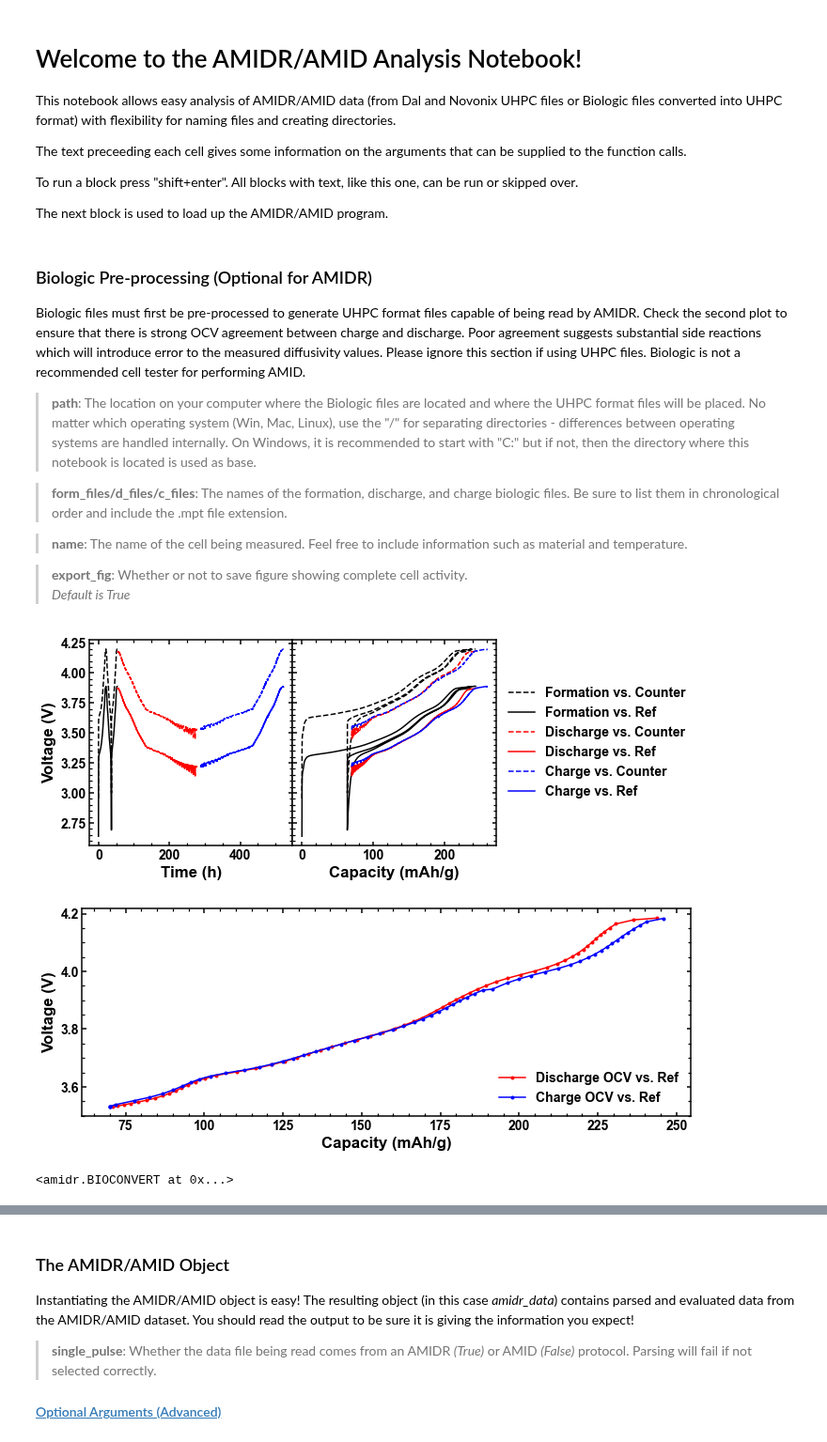
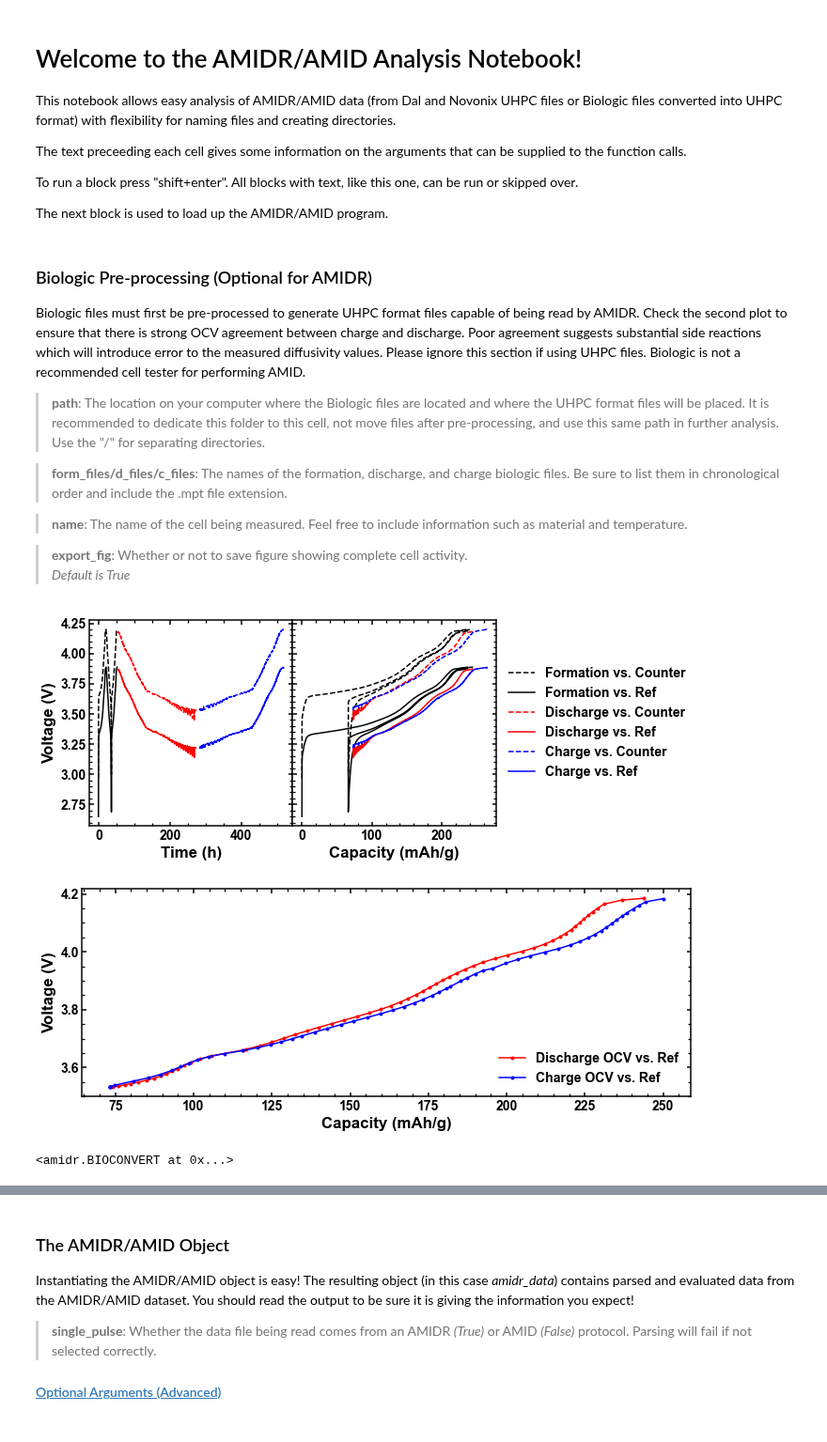
Before and after one commit to mmemcormier/amid, a Jupyter notebook: amidr-dev-mb.ipynb, the cells around one changed output, grey strips where cells are left out. Shown at 94% size. Saved outputs shown, nothing was run; the diff lists cells and outputs as text; code cells hidden in the pictures.

```diff
--- a/amidr-dev-mb.ipynb
+++ b/amidr-dev-mb.ipynb
@@ -18,7 +18,7 @@ warnings.filterwarnings(action='ignore')
 
 Biologic files must first be pre-processed to generate UHPC format files capable of being read by AMIDR. Check the second plot to ensure that there is strong OCV agreement between charge and discharge. Poor agreement suggests substantial side reactions which will introduce error to the measured diffusivity values. Please ignore this section if using UHPC files. Biologic is not a recommended cell tester for performing AMID.
 
->**path**: The location on your computer where the Biologic files are located and where the UHPC format files will be placed. No matter which operating system (Win, Mac, Linux), use the "/" for separating directories - differences between operating systems are handled internally. On Windows, it is recommended to start with "C:" but if not, then the directory where this notebook is located is used as base.
+>**path**: The location on your computer where the Biologic files are located and where the UHPC format files will be placed. It is recommended to dedicate this folder to this cell, not move files after pre-processing, and use this same path in further analysis. Use the "/" for separating directories.
 
 >**form_files/d_files/c_files**: The names of the formation, discharge, and charge biologic files. Be sure to list them in chronological order and include the .mpt file extension.
 
@@ -28,16 +28,16 @@ Biologic files must first be pre-processed to generate UHPC format files capable
 # %%
 from amidr import BIOCONVERT
 
-path = 'C:/Users/Mitch/Lab/Atlung Modeling/Biologic Data/270'
-form_files = ['270_230530_C02.mpt']
-d_files = ['270_230602_D4,2-3,95V_C02.mpt', '270_230604_D3,95-3,7V_C02.mpt', '270_230606_D3,7-3,45V_C02.mpt']
-c_files = ['270_230612_C3,5-3,7V_C02.mpt', '270_230619_C3,7-3,95V_C02.mpt', '270_230623_C3,95-4,2V_C02.mpt']
-name = '270 NM9505 30C'
+path = 'C:/Users/Mitch/Lab/Atlung Modeling/Biologic Data/269'
+form_files = ['269_230530_C12.mpt']
+d_files = ['269_230602_D4,2-3,95V_C12.mpt', '269_230604_D3,95-3,7V_C12.mpt', '269_230606_D3,7-3,45V_C12.mpt']
+c_files = ['269_230612_C3,5-3,7V_C12.mpt', '269_230619_C3,7-3,95V_C12.mpt', '269_230623_C3,95-4,2V_C12.mpt']
+name = '269 NM9505 30C'
 
 BIOCONVERT(path, form_files, d_files, c_files, name)
 # %% [output]
-[figure, old version]
+[figure, new version]
-[figure, old version]
+[figure, new version]
 <amidr.BIOCONVERT at 0x...>
 # %% [markdown]
 ### Directory structure
```
Also changed, not shown: parts of 12 cells of this notebook, 1 other file.
